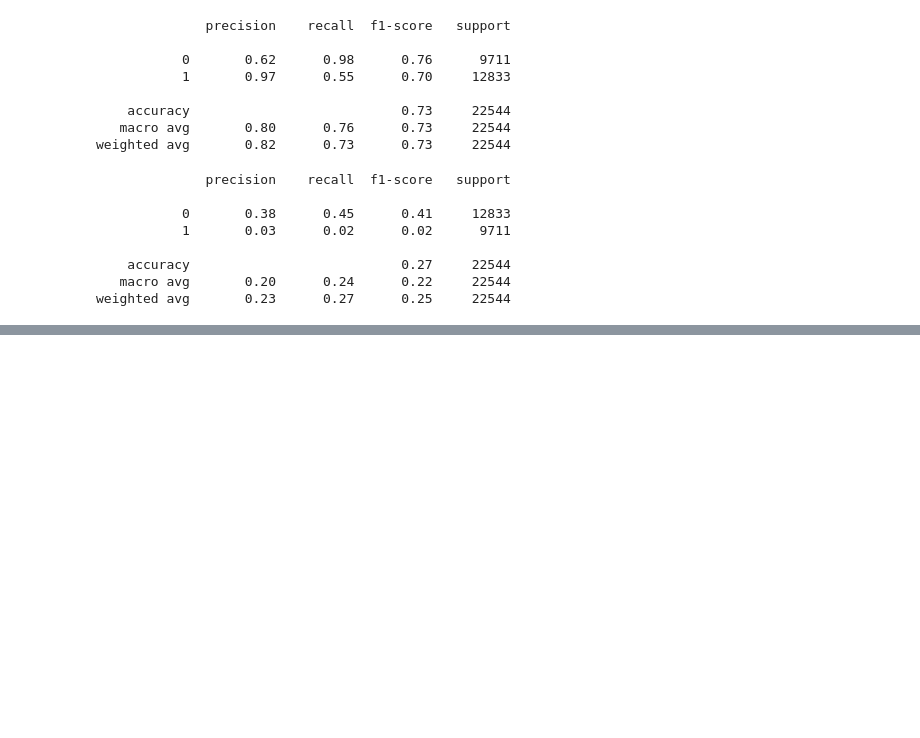
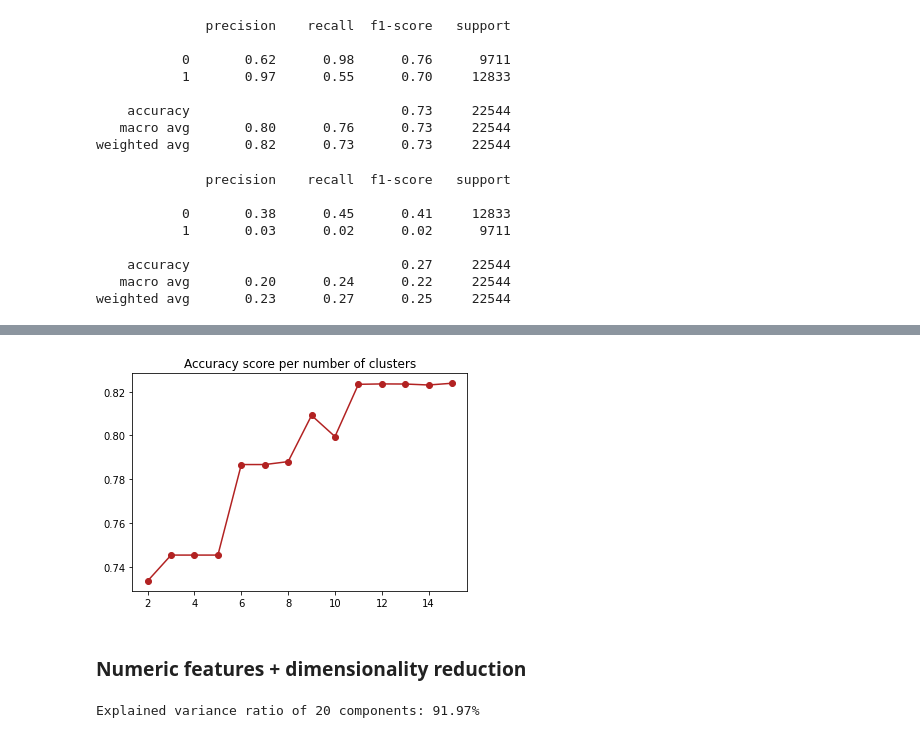
Before and after one commit to foukonana/MSc_MachineLearning_Asgmts, a Jupyter notebook: Assignments/Final/intrusion_detection.ipynb, the cells around one changed output, grey strips where cells are left out. Cells and saved outputs as stored; diff of their text form; code cells hidden in the pictures; blank space fills up the shorter version.

```diff
--- a/Assignments/Final/intrusion_detection.ipynb
+++ b/Assignments/Final/intrusion_detection.ipynb
@@ -115,0 +140,37 @@ weighted avg       0.23      0.27      0.25     22544
+# %%
+model = KMeans(n_clusters=8, random_state=512, init='k-means++')
+# fit model and predict clusters
+model.fit(train_df_num)
+yhat = model.predict(test_df_num)
+# %%
+accuracy_per_k = []
+
+for k in tqdm(range(2, 16)):
+    model = KMeans(n_clusters=k, random_state=512, init='k-means++')
+    # fit model and predict clusters
+    model.fit(train_df_num)
+    yhat = model.predict(test_df_num)
+
+    pred_class = [np.nan]*len(y_act_int1)
+    for n in range(k):
+        clust=[x if x==n else np.nan for x in yhat]
+        clust_values = [x for x,y in zip(y_act_int1, clust) if y==n]
+        n_attacks = sum(clust_values)
+        n_normal = len(clust_values) - n_attacks
+
+        if n_attacks >= n_normal:
+            clust = [1 if x==n else x for x in clust]
+        else:
+            clust = [0 if x==n else x for x in clust]
+
+        # update the predicted class
+        pred_class = np.nansum([pred_class, clust], axis=0)
+
+    accuracy_per_k.append(accuracy_score(y_act_int1, pred_class))
+# %%
+plt.plot(range(2,16), accuracy_per_k, 'o-', color='firebrick')
+plt.title('Accuracy score per number of clusters');
+# %% [output]
+[figure, added]
+# %% [markdown]
+### Numeric features + dimensionality reduction
@@ -115,0 +179,8 @@ weighted avg       0.23      0.27      0.25     22544
+# %%
+#pca = PCA(n_components=20)
+pca = TruncatedSVD(n_components=20)
+train_df_pca = pca.fit_transform(train_df_num)
+test_df_pca = pca.transform(test_df_num)
+print(f'Explained variance ratio of 20 components: {pca.explained_variance_ratio_.sum()*100:.2f}%')
+# %% [output]
+Explained variance ratio of 20 components: 91.97%
```
Also changed, not shown: parts of 8 cells of this notebook.
